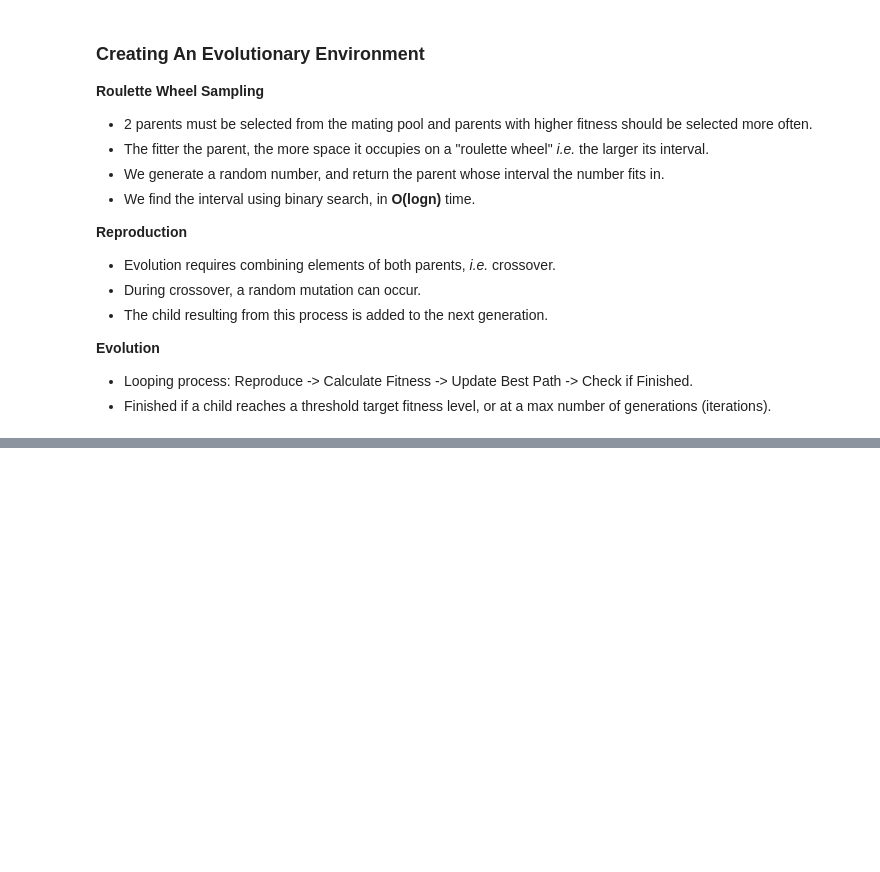
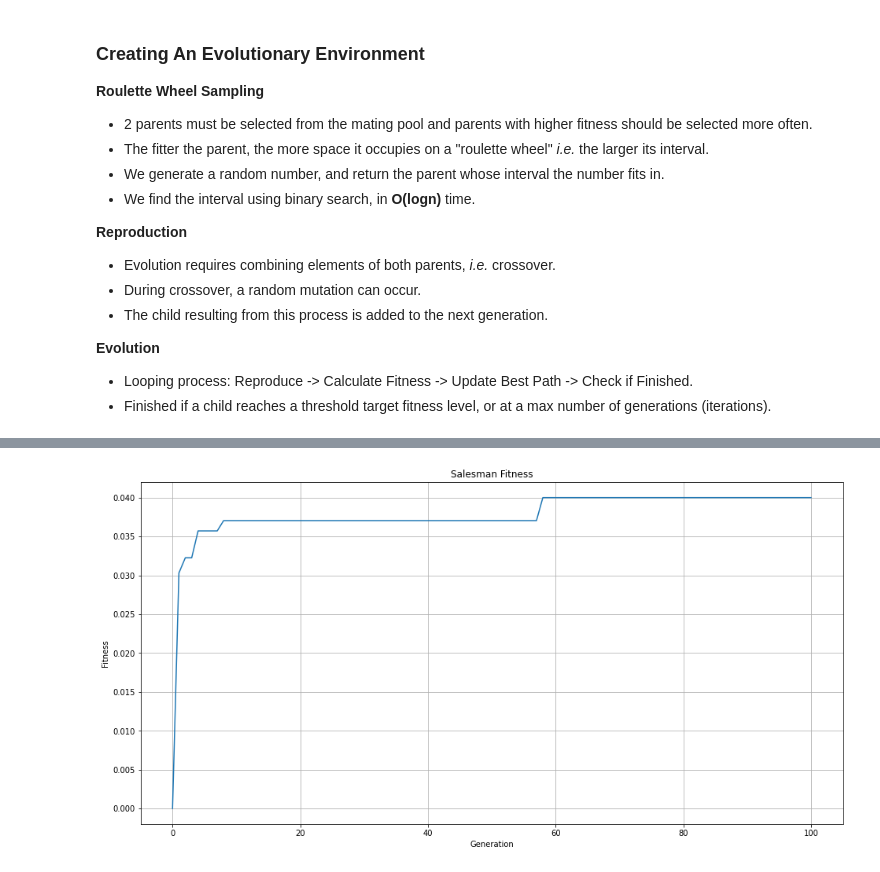
Before and after one commit to StephenLalor/TravellingSalesman, a Jupyter notebook: TravellingSalesman.ipynb, the cells around one changed output, grey strips where cells are left out. Drawn from its saved outputs; the diff is of its cells as text; code cells hidden in the pictures; blank space fills up the shorter version.

```diff
--- a/TravellingSalesman.ipynb
+++ b/TravellingSalesman.ipynb
@@ -255,0 +304,5 @@ class Environment:
+# %%
+environment = Environment(evo_setup)
+environment.sim()
+best_path_sim = environment.best.path
+best_path_sim_dist = evo_setup["city_map"].get_path_dist(best_path_sim)
@@ -255,0 +324,4 @@ class Environment:
+# %%
+plot_fitness(environment.best_salesmen)
+# %% [output]
+[figure, added]
```
Also changed, not shown: parts of 12 cells of this notebook.
